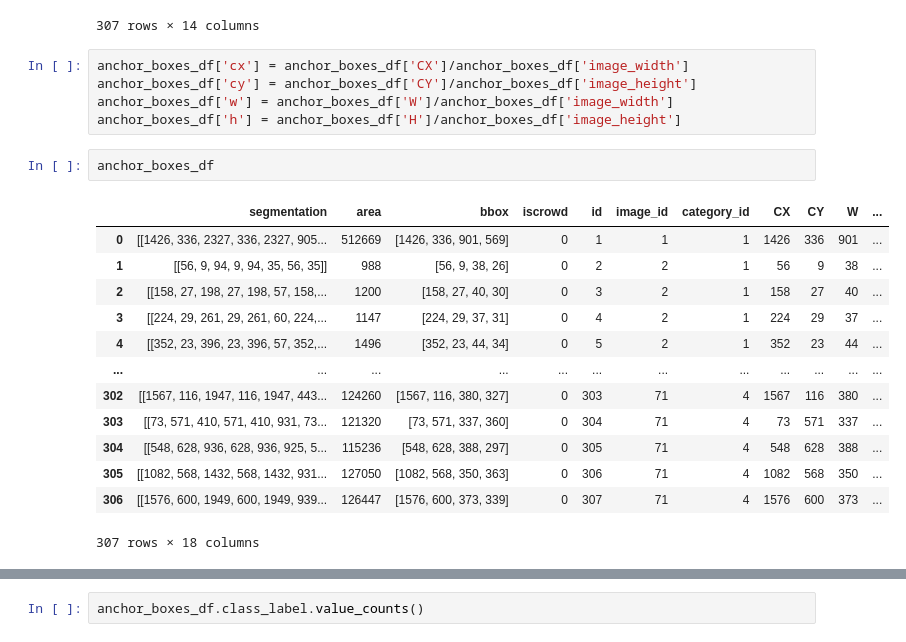
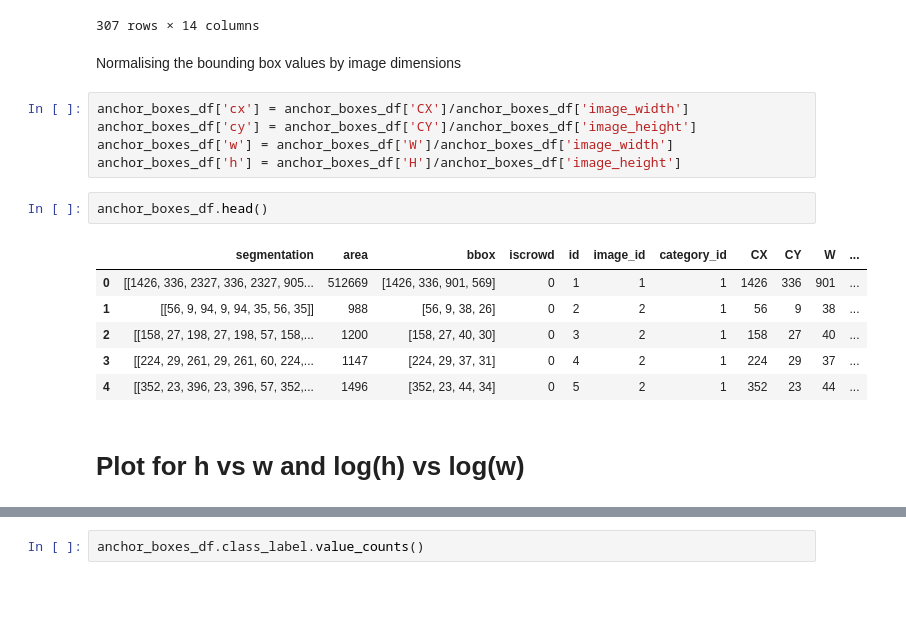
Before and after one commit to anubhabPanda/TSAI-EVA5, a Jupyter notebook: Week12/EVA5S12_Yolo_Anchor_Boxes.ipynb, the cells around one changed output, grey strips where cells are left out. Saved outputs shown, nothing was run; the diff lists cells and outputs as text; blank space fills up the shorter version.

Commit message:
Modified the Anchor Box Notebook

```diff
--- a/Week12/EVA5S12_Yolo_Anchor_Boxes.ipynb
+++ b/Week12/EVA5S12_Yolo_Anchor_Boxes.ipynb
@@ -111,27 +150,24 @@ anchor_boxes_df
 | 305 | [[1082, 568, 1432, 568, 1432, 931... | 127050 | [1082, 568, 350, 363] | 0 | 306 | 71 | 4 | 1082 | 568 | 350 | ... |
 | 306 | [[1576, 600, 1949, 600, 1949, 939... | 126447 | [1576, 600, 373, 339] | 0 | 307 | 71 | 4 | 1576 | 600 | 373 | ... |
 307 rows × 14 columns
+# %% [markdown]
+Normalising the bounding box values by image dimensions
 # %%
 anchor_boxes_df['cx'] = anchor_boxes_df['CX']/anchor_boxes_df['image_width']
 anchor_boxes_df['cy'] = anchor_boxes_df['CY']/anchor_boxes_df['image_height']
 anchor_boxes_df['w'] = anchor_boxes_df['W']/anchor_boxes_df['image_width']
 anchor_boxes_df['h'] = anchor_boxes_df['H']/anchor_boxes_df['image_height']
 # %%
-anchor_boxes_df
+anchor_boxes_df.head()
 # %% [output]
 |  | segmentation | area | bbox | iscrowd | id | image_id | category_id | CX | CY | W | ... |
 | 0 | [[1426, 336, 2327, 336, 2327, 905... | 512669 | [1426, 336, 901, 569] | 0 | 1 | 1 | 1 | 1426 | 336 | 901 | ... |
 | 1 | [[56, 9, 94, 9, 94, 35, 56, 35]] | 988 | [56, 9, 38, 26] | 0 | 2 | 2 | 1 | 56 | 9 | 38 | ... |
 | 2 | [[158, 27, 198, 27, 198, 57, 158,... | 1200 | [158, 27, 40, 30] | 0 | 3 | 2 | 1 | 158 | 27 | 40 | ... |
 | 3 | [[224, 29, 261, 29, 261, 60, 224,... | 1147 | [224, 29, 37, 31] | 0 | 4 | 2 | 1 | 224 | 29 | 37 | ... |
 | 4 | [[352, 23, 396, 23, 396, 57, 352,... | 1496 | [352, 23, 44, 34] | 0 | 5 | 2 | 1 | 352 | 23 | 44 | ... |
-| ... | ... | ... | ... | ... | ... | ... | ... | ... | ... | ... | ... |
-| 302 | [[1567, 116, 1947, 116, 1947, 443... | 124260 | [1567, 116, 380, 327] | 0 | 303 | 71 | 4 | 1567 | 116 | 380 | ... |
-| 303 | [[73, 571, 410, 571, 410, 931, 73... | 121320 | [73, 571, 337, 360] | 0 | 304 | 71 | 4 | 73 | 571 | 337 | ... |
-| 304 | [[548, 628, 936, 628, 936, 925, 5... | 115236 | [548, 628, 388, 297] | 0 | 305 | 71 | 4 | 548 | 628 | 388 | ... |
-| 305 | [[1082, 568, 1432, 568, 1432, 931... | 127050 | [1082, 568, 350, 363] | 0 | 306 | 71 | 4 | 1082 | 568 | 350 | ... |
-| 306 | [[1576, 600, 1949, 600, 1949, 939... | 126447 | [1576, 600, 373, 339] | 0 | 307 | 71 | 4 | 1576 | 600 | 373 | ... |
-307 rows × 18 columns
+# %% [markdown]
+# Plot for h vs w and log(h) vs log(w)
 # %%
 fig,ax = plt.subplots(1, 2, figsize = (14, 6))
 axis = ax.flatten()
```
Also changed, not shown: parts of 9 cells of this notebook.
